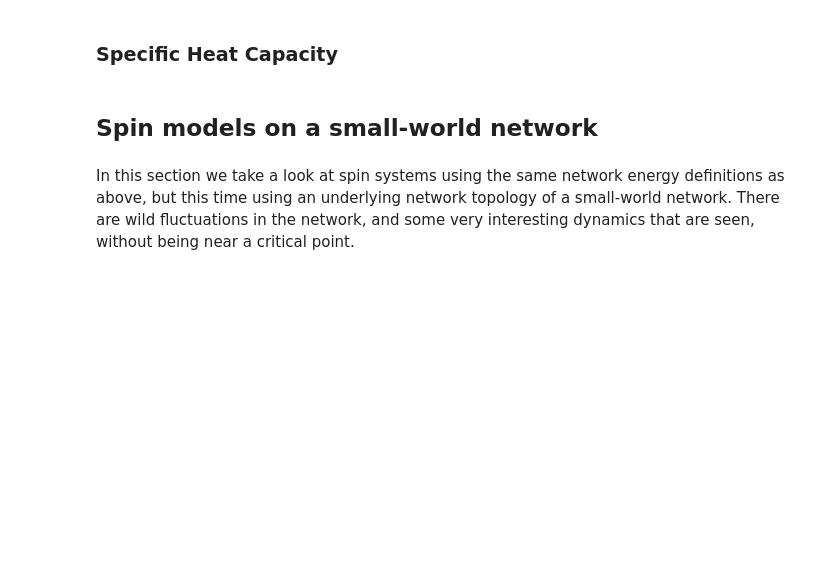
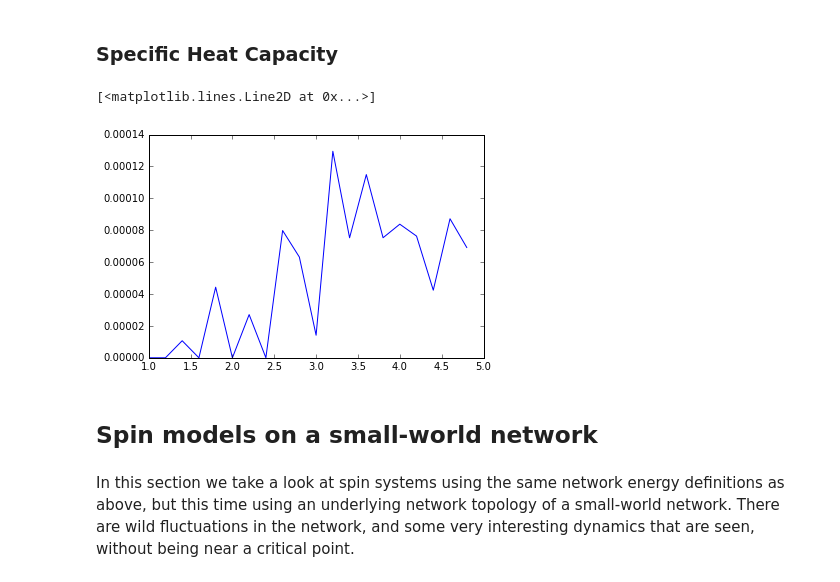
Before and after one commit to jfarid27/CFP-Simplified, a Jupyter notebook: Econophysics Presentation Notebook.ipynb, the cells around one changed output. Saved outputs shown, nothing was run; the diff lists cells and outputs as text; code cells hidden in the pictures; blank space fills up the shorter version.

```diff
--- a/Econophysics Presentation Notebook.ipynb
+++ b/Econophysics Presentation Notebook.ipynb
@@ -77,3 +105,8 @@ plt.plot(allTemperatures, stats.computeSpecificHeats('./data/ising.random.100.{}
+# %%
+plt.plot(periodicCV[0], periodicCV[1])
+# %% [output]
+[<matplotlib.lines.Line2D at 0x...>]
+[figure, added]
 # %% [markdown]
 ## Spin models on a small-world network
 # %%
```
Also changed, not shown: parts of 14 cells of this notebook.
